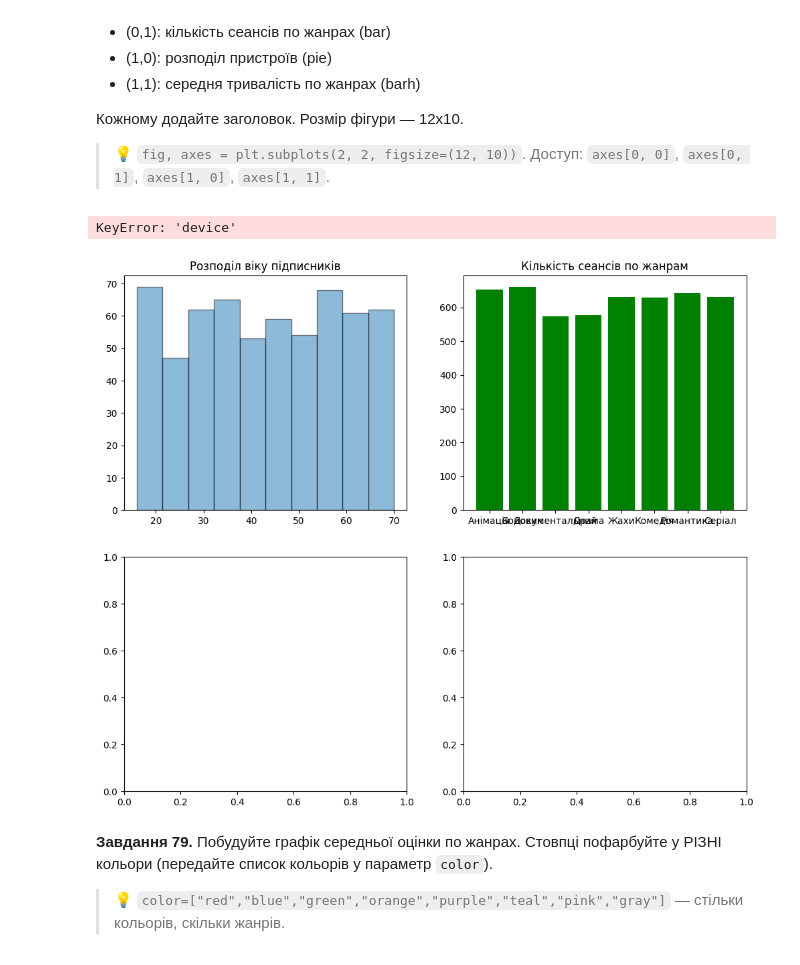
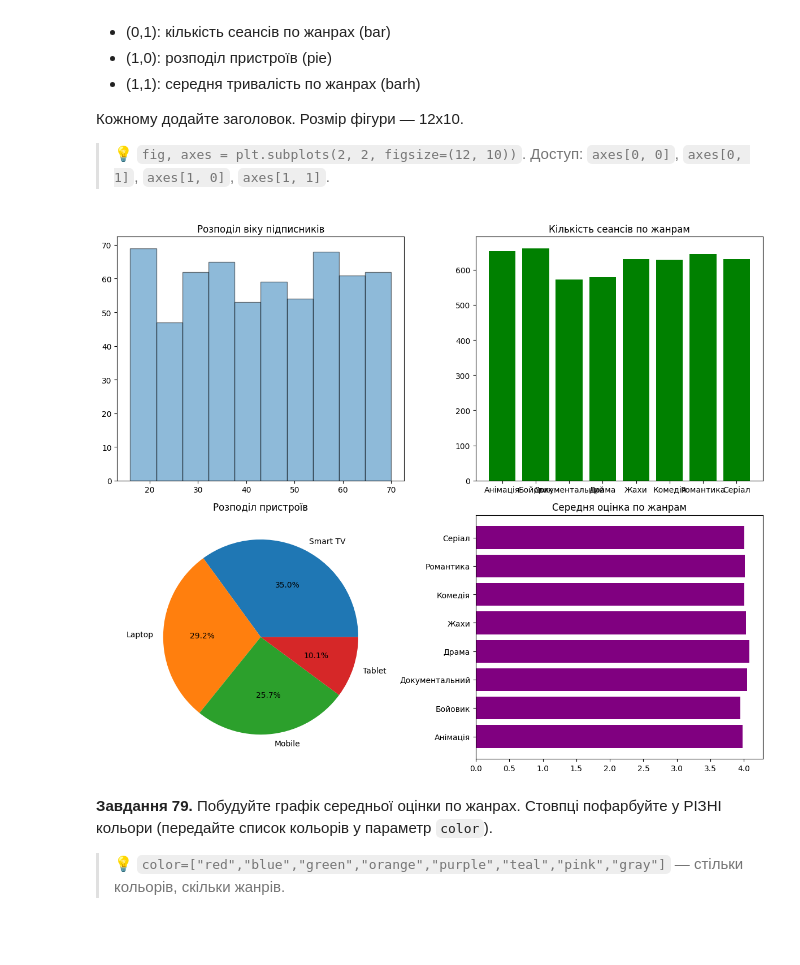
Before and after one commit to T-Svitlichna/DTA_Python, a Jupyter notebook: HomeWork/80task_Nazar_29052026pandas_viz_practice.ipynb, the cells around one changed output. Saved outputs shown, nothing was run; the diff lists cells and outputs as text; code cells hidden in the pictures.

```diff
--- a/HomeWork/80task_Nazar_29052026pandas_viz_practice.ipynb
+++ b/HomeWork/80task_Nazar_29052026pandas_viz_practice.ipynb
@@ -1333,18 +1389,17 @@ plt.show()
 # %%
 # Завдання 78:
 fig, axes = plt.subplots(2, 2, figsize=(12, 10))
 axes[0, 0].hist(subs["age"], bins=10, edgecolor="black", alpha=0.5)
 axes[0, 0].set_title("Розподіл віку підписників")
 axes[0, 1].bar(sess.groupby("genre").size().index, sess.groupby("genre").size().values,color="green")
 axes[0, 1].set_title("Кількість сеансів по жанрам")
-axes[1, 0].pie(subs["device"].value_counts(), labels=subs["device"].value_counts().index, autopct="%1.1f%%")
+axes[1, 0].pie(sess["device"].value_counts(), labels=sess["device"].value_counts().index, autopct="%1.1f%%")
 axes[1, 0].set_title("Розподіл пристроїв")
 axes[1, 1].barh(sess.groupby("genre")["rating"].mean().index, sess.groupby("genre")["rating"].mean().values, color="purple")
 axes[1, 1].set_title("Середня оцінка по жанрам")
 plt.tight_layout()
 # %% [output]
-KeyError: 'device'
-[figure, old version]
+[figure, new version]
 # %% [markdown]
 **Завдання 79.** Побудуйте графік середньої оцінки по жанрах. Стовпці пофарбуйте у РІЗНІ кольори (передайте список кольорів у параметр `color`).
 
```
Also changed, not shown: parts of 9 cells of this notebook.
